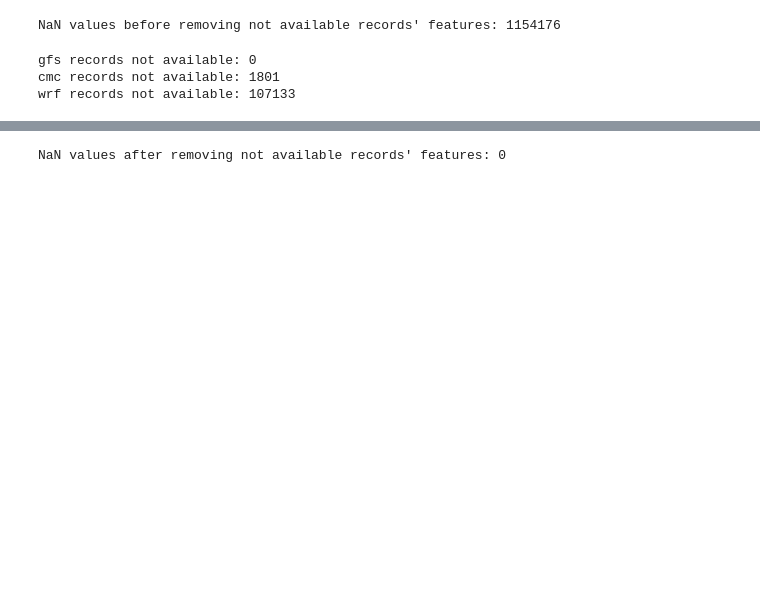
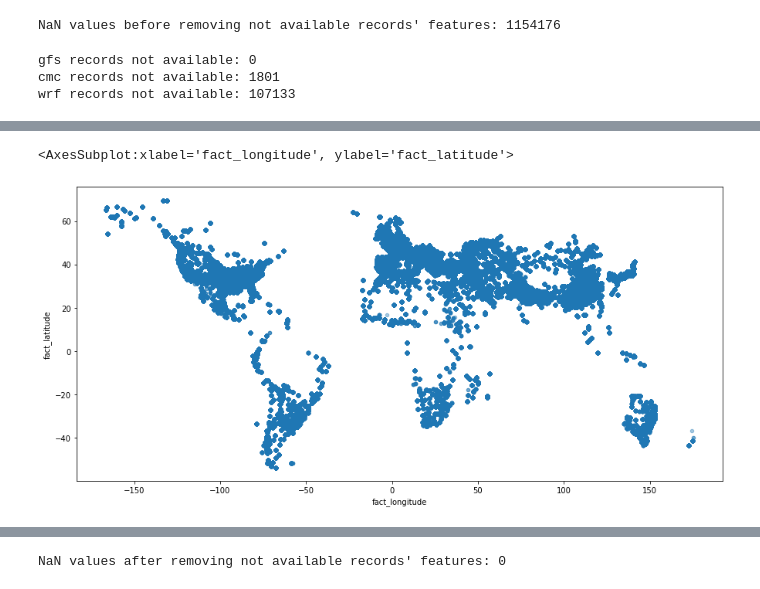
Before and after one commit to AndreaGhiglione/algorithmic-machine-learning, a Jupyter notebook: Challenges/C1 - Weather prediction/Code.ipynb, the cells around one changed output, grey strips where cells are left out. Saved outputs shown, nothing was run; the diff lists cells and outputs as text; code cells hidden in the pictures; blank space fills up the shorter version.

Commit message:
Add plots

```diff
--- a/Challenges/C1 - Weather prediction/Code.ipynb
+++ b/Challenges/C1 - Weather prediction/Code.ipynb
@@ -120,0 +128,6 @@ wrf records not available: 107133
+# %%
+train_df[train_df["flag"] == 0].plot(kind="scatter", x="fact_longitude", y="fact_latitude", alpha=0.4,
+              cmap=plt.get_cmap("jet"), figsize=(15,7))
+# %% [output]
+<AxesSubplot:xlabel='fact_longitude', ylabel='fact_latitude'>
+[figure, added]
```
Also changed, not shown: parts of 42 cells of this notebook.
